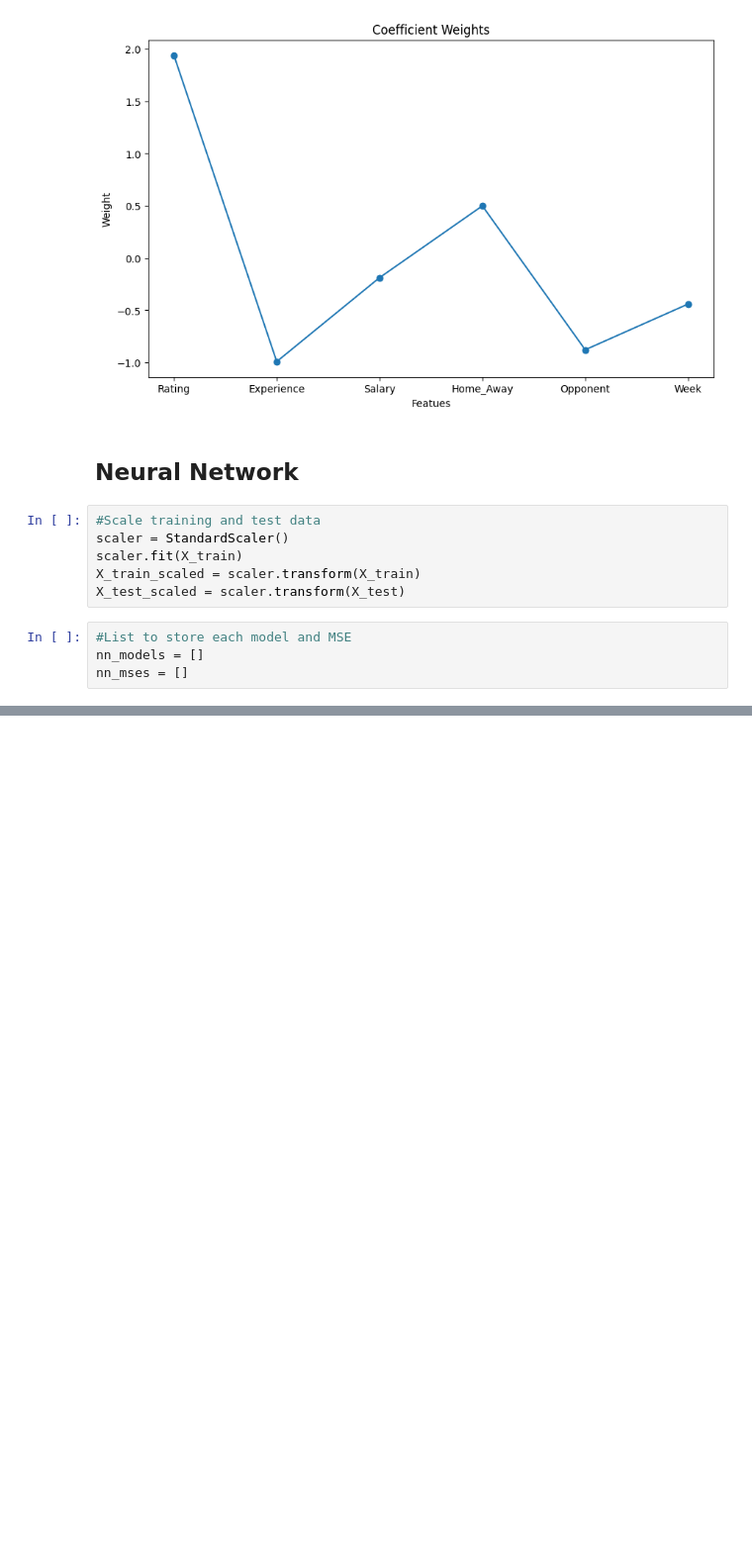
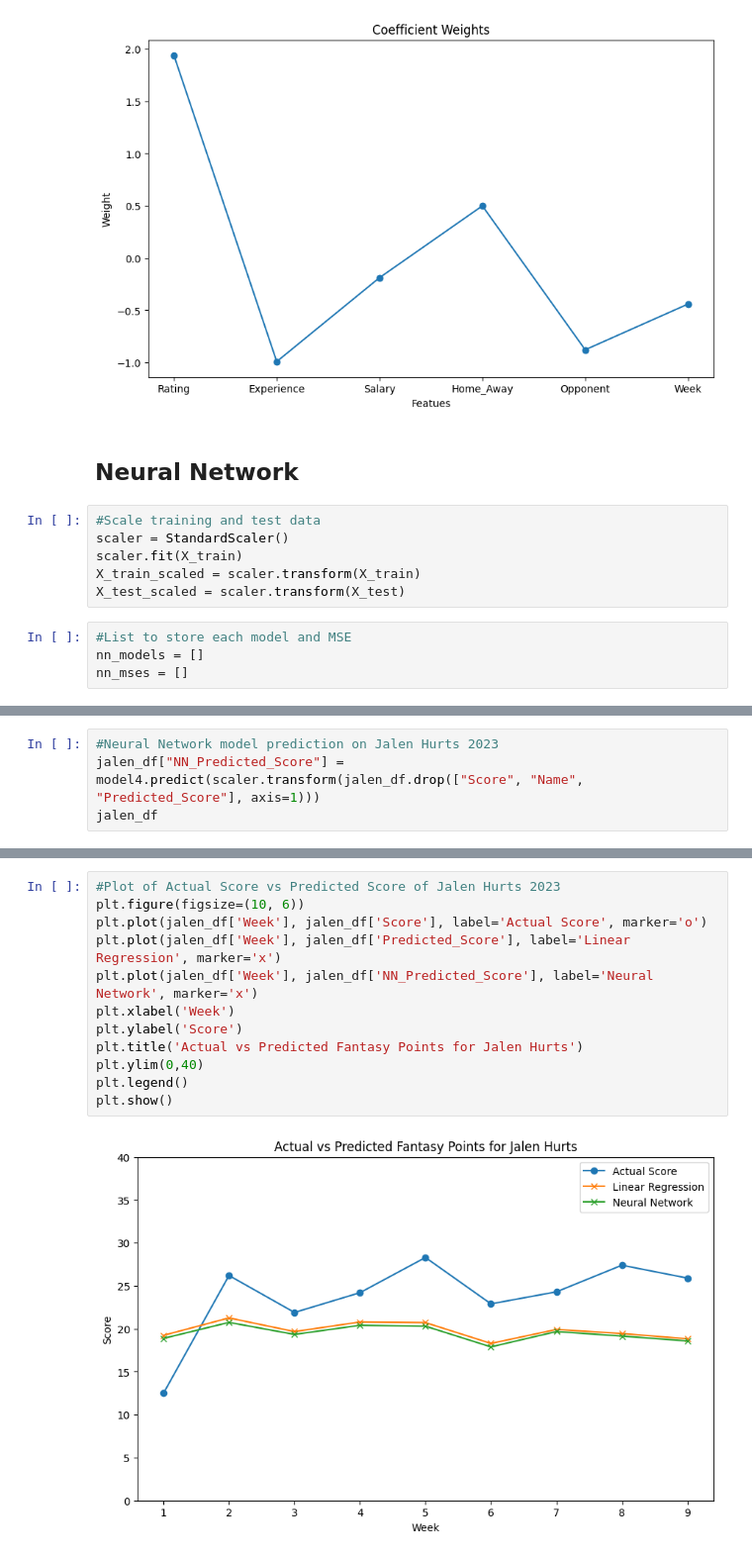
Before and after one commit to sohankancherla/nfl-qb-fantasy-prediction, a Jupyter notebook: qb_prediction.ipynb, the cells around one changed output, grey strips where cells are left out. Shown at 99% size. Drawn from its saved outputs; the diff is of its cells as text; blank space fills up the shorter version.

```diff
--- a/qb_prediction.ipynb
+++ b/qb_prediction.ipynb
@@ -629,0 +628,4 @@ plt.show()
+# %%
+#Neural Network model prediction on Jalen Hurts 2023
+jalen_df["NN_Predicted_Score"] = model4.predict(scaler.transform(jalen_df.drop(["Score", "Name", "Predicted_Score"], axis=1)))
+jalen_df
@@ -629,0 +644,14 @@ plt.show()
+# %%
+#Plot of Actual Score vs Predicted Score of Jalen Hurts 2023
+plt.figure(figsize=(10, 6))
+plt.plot(jalen_df['Week'], jalen_df['Score'], label='Actual Score', marker='o')
+plt.plot(jalen_df['Week'], jalen_df['Predicted_Score'], label='Linear Regression', marker='x')
+plt.plot(jalen_df['Week'], jalen_df['NN_Predicted_Score'], label='Neural Network', marker='x')
+plt.xlabel('Week')
+plt.ylabel('Score')
+plt.title('Actual vs Predicted Fantasy Points for Jalen Hurts')
+plt.ylim(0,40)
+plt.legend()
+plt.show()
+# %% [output]
+[figure, added]
```
Also changed, not shown: parts of 14 cells of this notebook.
